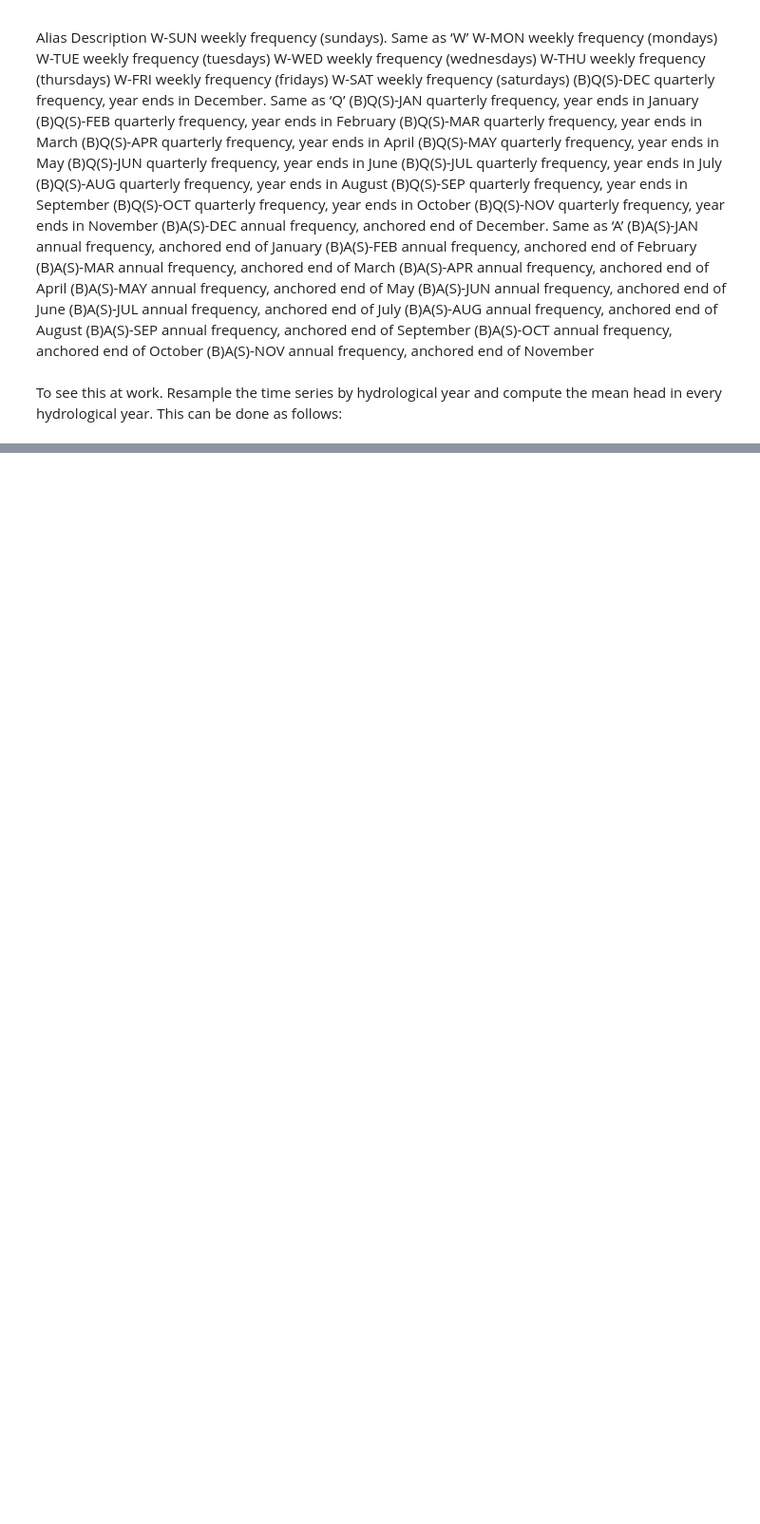
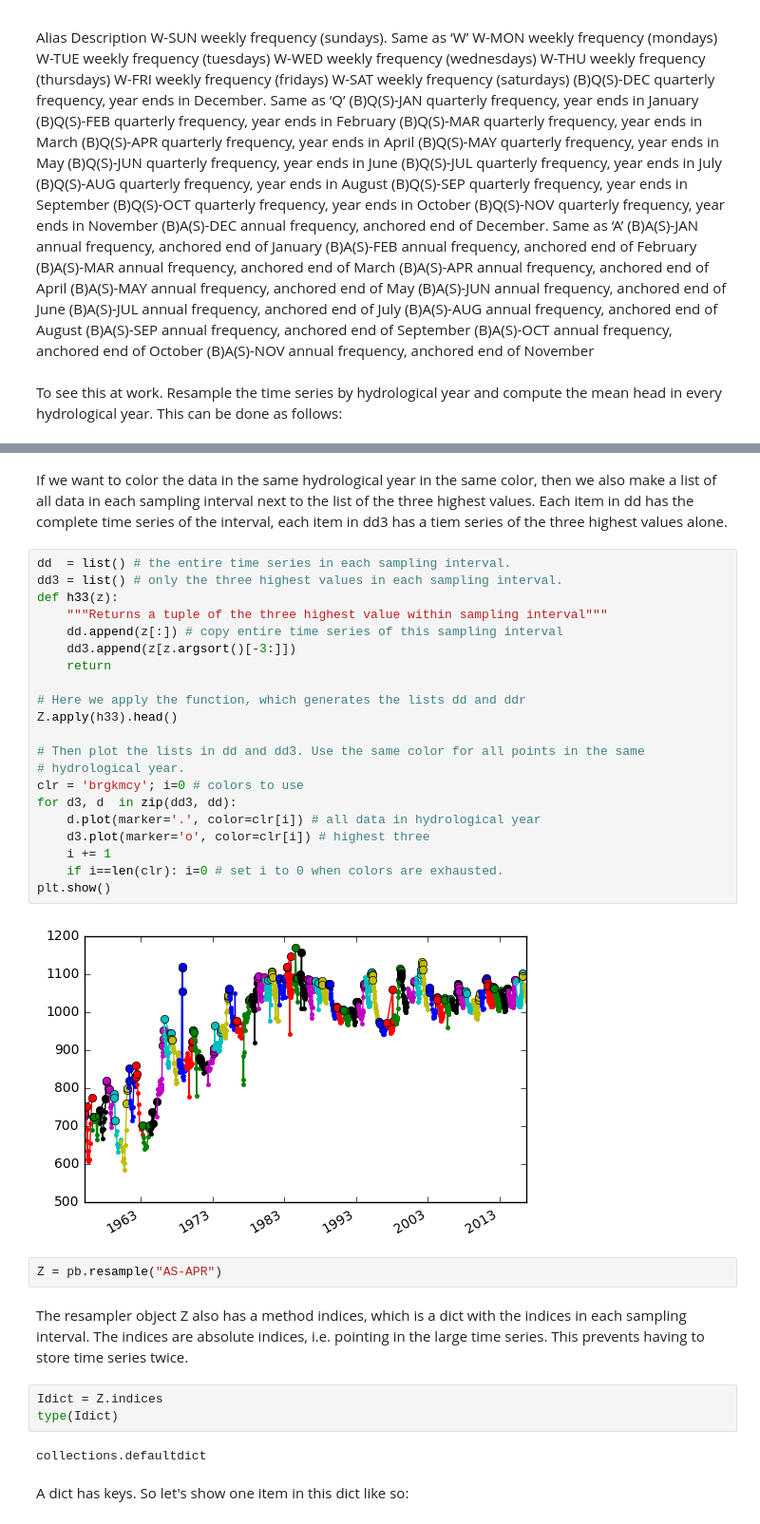
Before and after one commit to Olsthoorn/IHE-python-course-2017, a Jupyter notebook: exercises/Apr18/TimeSeriesSampling.ipynb, the cells around one changed output, grey strips where cells are left out. Shown at 95% size. Drawn from its saved outputs; the diff is of its cells as text; blank space fills up the shorter version.

```diff
--- a/exercises/Apr18/TimeSeriesSampling.ipynb
+++ b/exercises/Apr18/TimeSeriesSampling.ipynb
@@ -386,0 +538,36 @@ dtype: float64
+# %% [markdown]
+If we want to color the data in the same hydrological year in the same color, then we also make a list of all data in each sampling interval next to the list of the three highest values. Each item in dd has the complete time series of the interval, each item in dd3 has a tiem series of the three highest values alone.
+# %%
+dd  = list() # the entire time series in each sampling interval.
+dd3 = list() # only the three highest values in each sampling interval.
+def h33(z):
+    """Returns a tuple of the three highest value within sampling interval"""
+    dd.append(z[:]) # copy entire time series of this sampling interval
+    dd3.append(z[z.argsort()[-3:]])
+    return
+
+# Here we apply the function, which generates the lists dd and ddr
+Z.apply(h33).head()
+
+# Then plot the lists in dd and dd3. Use the same color for all points in the same
+# hydrological year.
+clr = 'brgkmcy'; i=0 # colors to use
+for d3, d  in zip(dd3, dd):
+    d.plot(marker='.', color=clr[i]) # all data in hydrological year
+    d3.plot(marker='o', color=clr[i]) # highest three
+    i += 1
+    if i==len(clr): i=0 # set i to 0 when colors are exhausted.
+plt.show()
+# %% [output]
+[figure, added]
+# %%
+Z = pb.resample("AS-APR")
+# %% [markdown]
+The resampler object Z also has a method indices, which is a dict with the indices in each sampling interval. The indices are absolute indices, i.e. pointing in the large time series. This prevents having to store time series twice.
+# %%
+Idict = Z.indices
+type(Idict)
+# %% [output]
+collections.defaultdict
+# %% [markdown]
+A dict has keys. So let's show one item in this dict like so:
```
Also changed, not shown: parts of 41 cells of this notebook.
